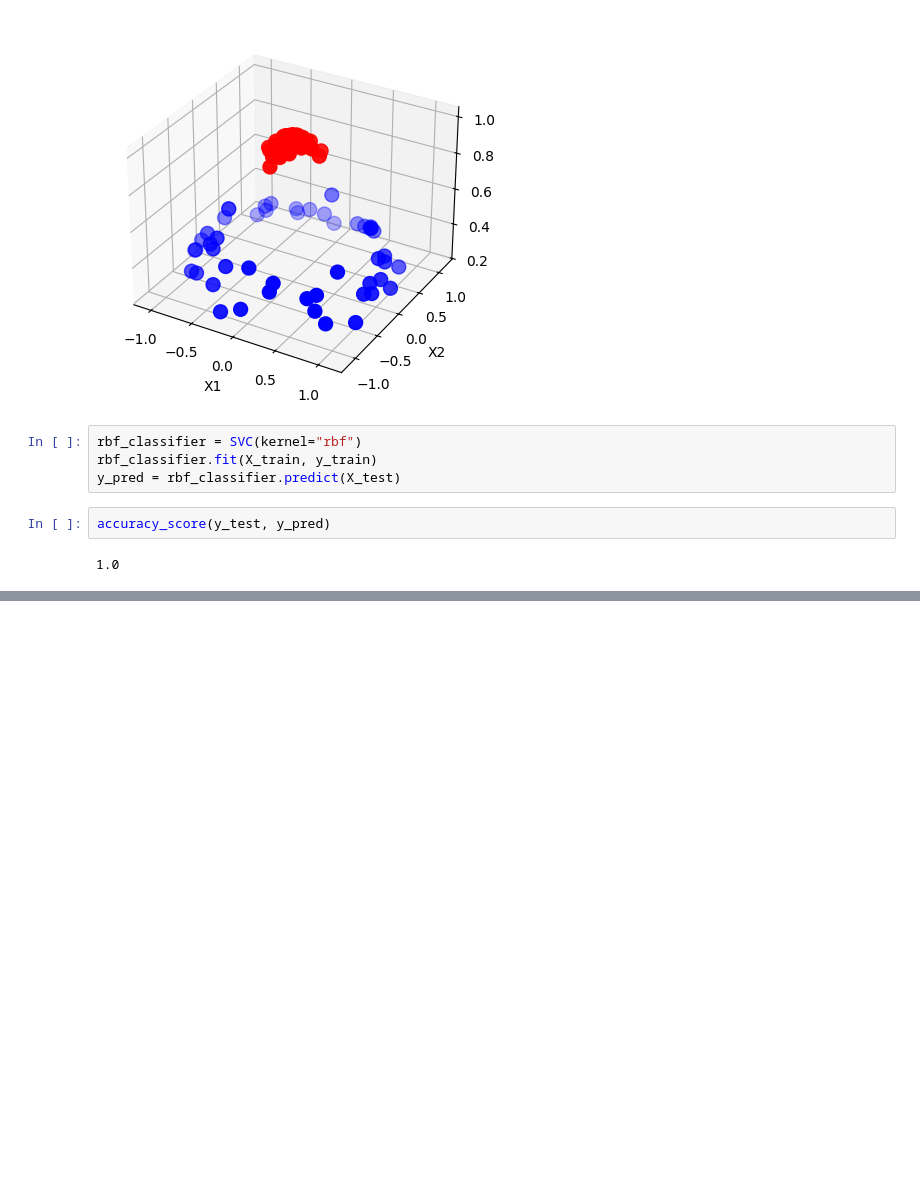
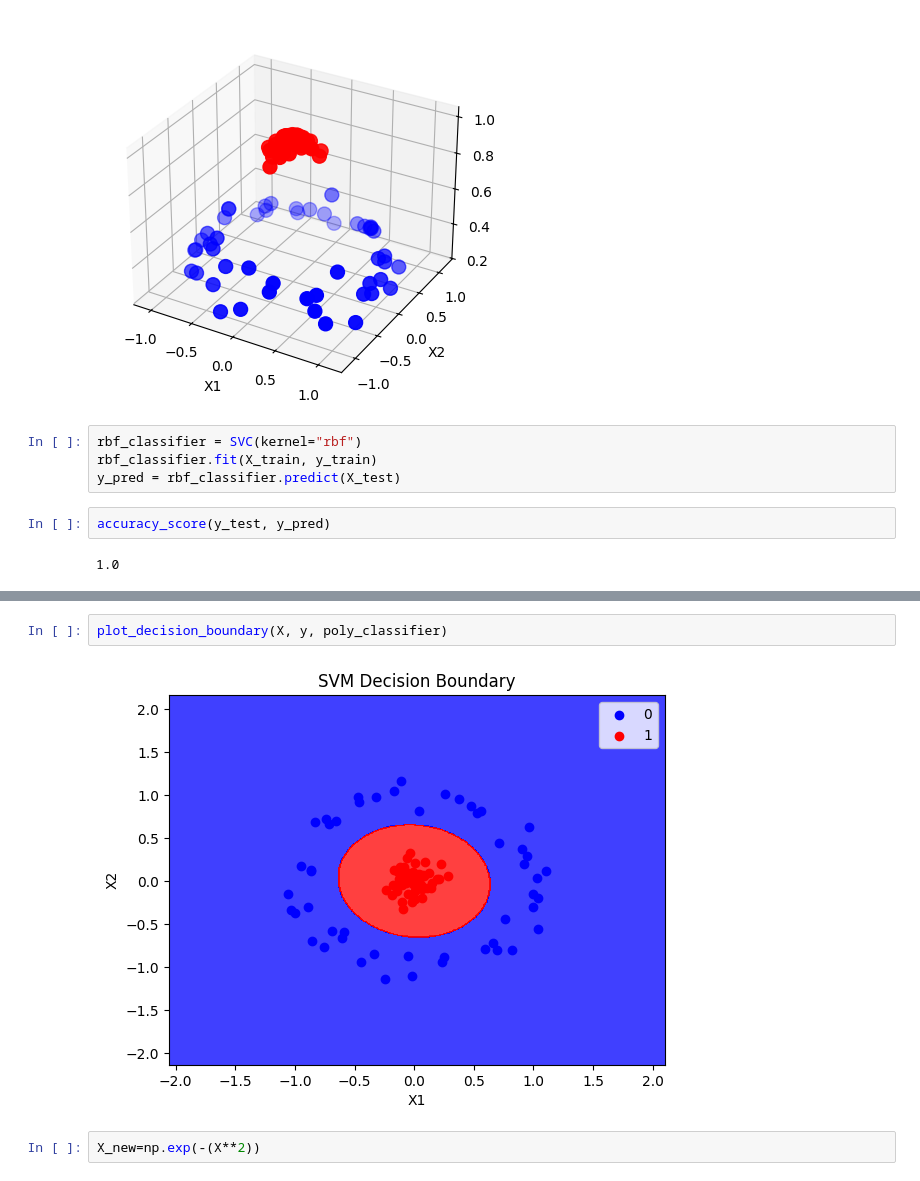
Before and after one commit to SwaroopDangal/ml-learn, a Jupyter notebook: 49.SVM/KernelTrickSVM.ipynb, the cells around one changed output, grey strips where cells are left out. Saved outputs shown, nothing was run; the diff lists cells and outputs as text; blank space fills up the shorter version.

```diff
--- a/49.SVM/KernelTrickSVM.ipynb
+++ b/49.SVM/KernelTrickSVM.ipynb
@@ -79,0 +92,6 @@ accuracy_score(y_test, y_pred)
+# %%
+plot_decision_boundary(X, y, poly_classifier)
+# %% [output]
+[figure, added]
+# %%
+X_new=np.exp(-(X**2))
```
Also changed, not shown: parts of 4 cells of this notebook.
